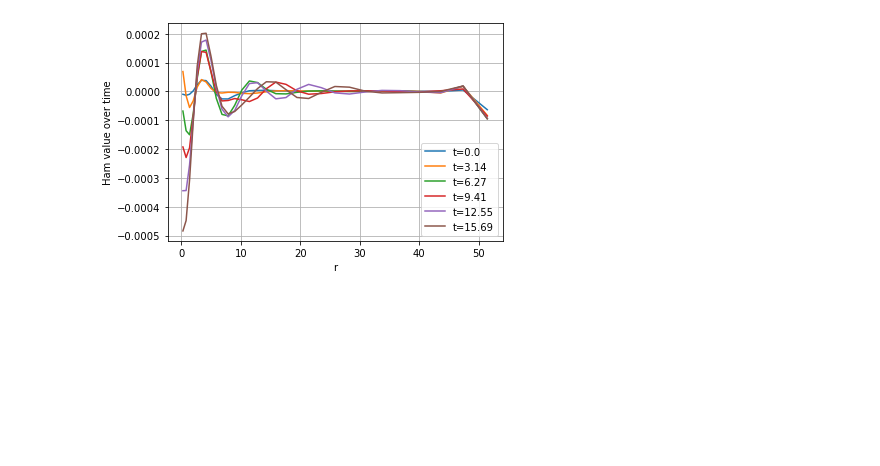
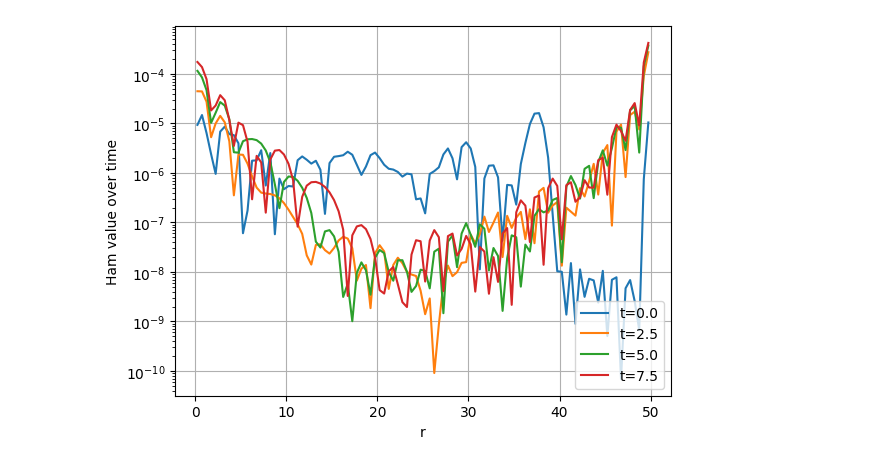
Before and after one commit to cjoana/GREx, a Jupyter notebook: engrenage/examples/OscillatonEvolution.ipynb, the cells around one changed output. Saved outputs shown, nothing was run; the diff lists cells and outputs as text; code cells hidden in the pictures; blank space fills up the shorter version.

```diff
--- a/engrenage/examples/OscillatonEvolution.ipynb
+++ b/engrenage/examples/OscillatonEvolution.ipynb
@@ -29,9 +28,9 @@ IndentationError: unexpected indent (_parallel_rhsevolution.py, line 380)
 # %%
 # Input parameters for grid and evolution here
-N_r = 30 # num points on physical grid
-R = 15.0 # Maximum outer radius
+N_r = 100 # num points on physical grid
+R = 50.0 # Maximum outer radius
+r_is_logarithmic = False
 
-r_is_logarithmic = True
 r, initial_state = get_initial_state(R, N_r, r_is_logarithmic)
 
 #unpackage the vector for readability
@@ -73,7 +73,8 @@ plt.grid()
 # %%
 # for control of time integrator and spatial grid
-T = 16.0 # Maximum evolution time
-N_t = 51 # time resolution (only for outputs, not for integration)
+T = 10.0 # Maximum evolution time
+N_t = 40 # time resolution (only for outputs, not for integration)
+t_res = 50
 
 # Work out dt and time spacing of outputs
 dt = T/N_t
@@ -83,12 +84,15 @@ eta = 2.0 # the 1+log slicing damping coefficient - of order 1/M_adm of spacetim
 # Solve for the solution using RK45 integration of the ODE
 # to make like (older) python odeint method use method='LSODA' instead
 # use tqdm package to track progress
-with tqdm(total=1000, unit="‰") as progress_bar:
+t0 = time.time()
+with tqdm(total=t_res, unit="‰") as progress_bar:
     dense_solution = solve_ivp(get_rhs, [0,T], initial_state,
-                               args=(R, N_r, r_is_logarithmic, eta, progress_bar, [0, T/1000]),
+                               args=(R, N_r, r_is_logarithmic, eta, progress_bar, [0, T/t_res]),
                         #atol=1e-5, rtol=1e-5,
                         max_step=(0.1*R/N_r), #for stability and for KO coeff of 10
                         method='RK45', dense_output=True)
 
 # Interpolate the solution at the time points defined in myparams.py
 solution = dense_solution.sol(t).T
+tf = time.time()
+print(f"- rhs evolution took {tf-t0} seconds")
@@ -133,22 +139,23 @@ r, Ham = get_Ham_diagnostic(solution, t, R, N_r, r_is_logarithmic)
 # %%
 # plot the profile for Ham at a selection of times
 
 for i, t_i in enumerate(t) :
     if (i < N_t) and (i % 10 == 0) :
         labelt = "t="+str(round(t_i,2))
         Ham_t = Ham[i]
         Ham_t = Ham_t[num_ghosts:(N_r + num_ghosts)] # don't plot ghosts for diagnostics
         r_diagnostics = r[num_ghosts:(N_r + num_ghosts)]
-        plt.plot(r_diagnostics, Ham_t, label=labelt)
+        plt.plot(r_diagnostics, np.abs(Ham_t), label=labelt)
 
 plt.legend(loc=4)
 plt.xlabel('r')
 #plt.xlim(-1,R+2)
 #plt.ylim(-1.0,1.0)
+plt.yscale('log')
 plt.ylabel('Ham value over time')
 plt.grid()
 # %% [output]
-[figure, old version]
+[figure, new version]
 # %%
 # Animation of the fields (u, v) varying in time
 from matplotlib import animation
```
Also changed, not shown: parts of 6 cells of this notebook, 1 other file.
